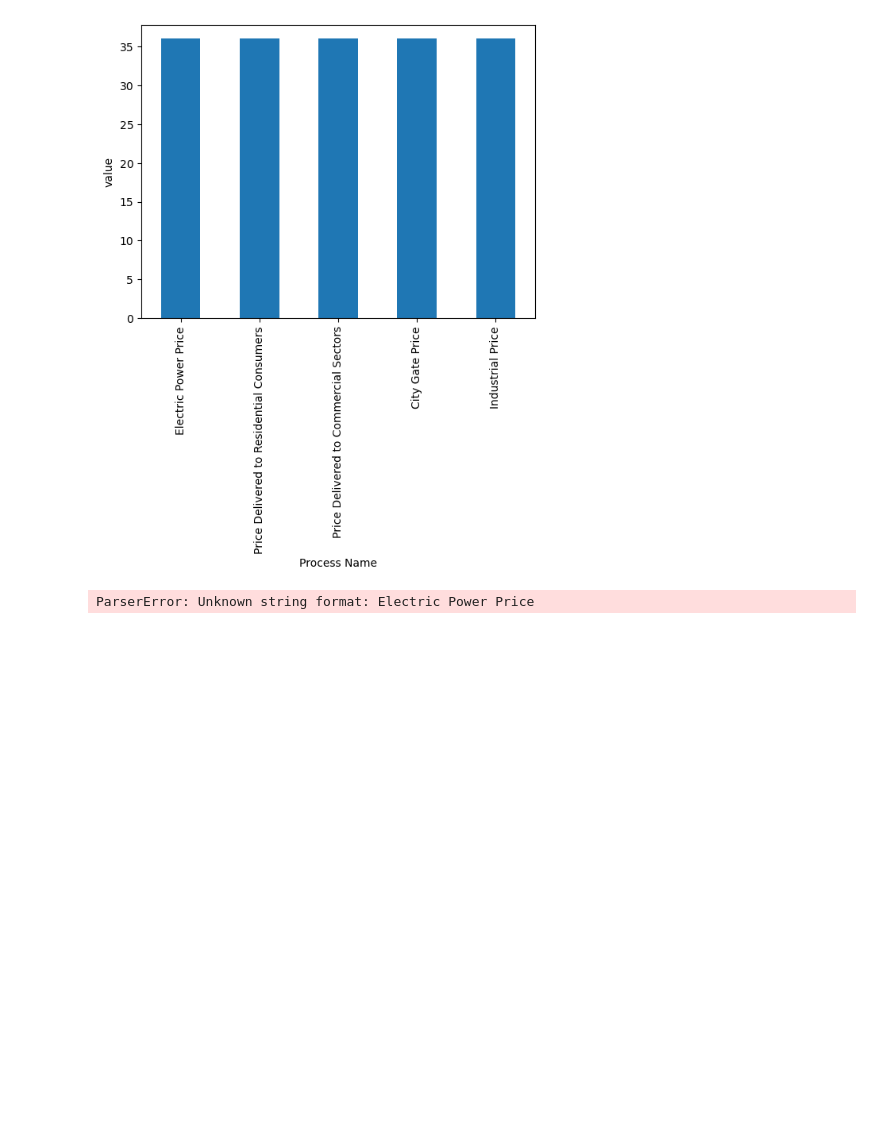
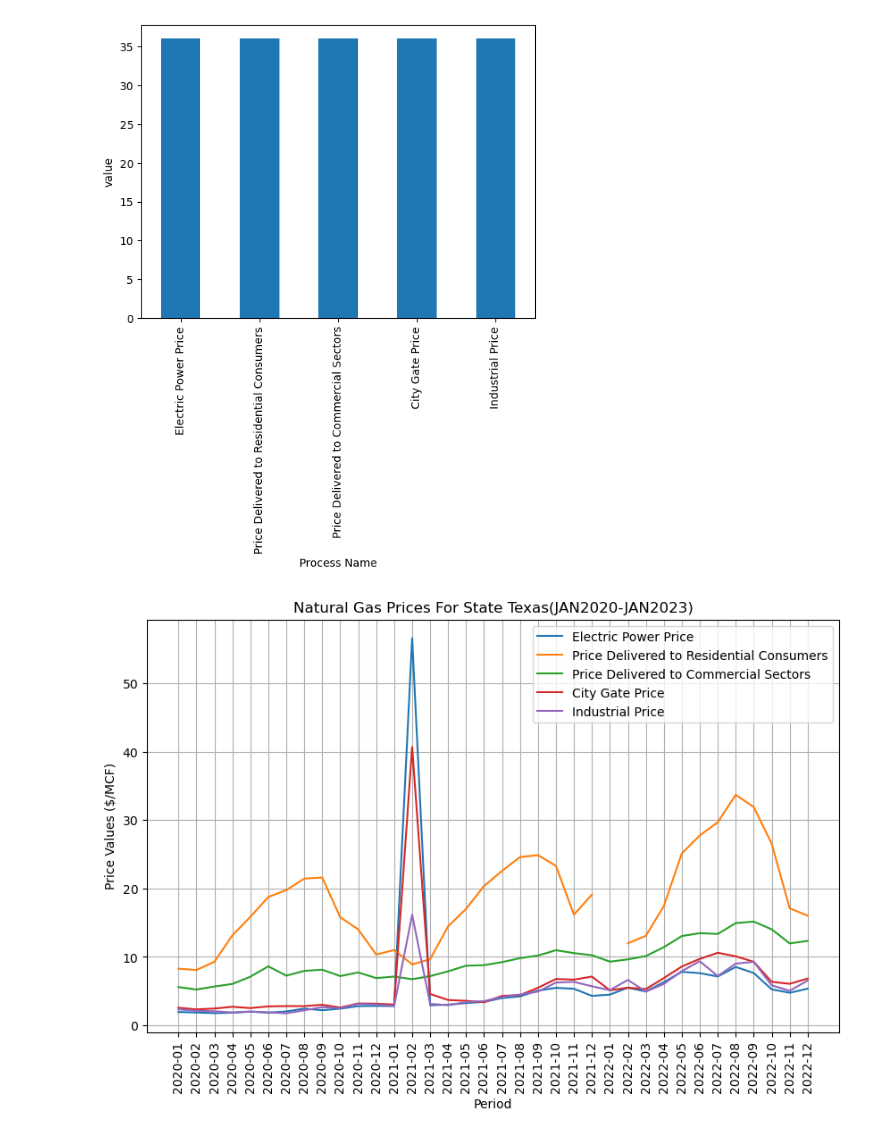
Before and after one commit to robert-z-lehr/Visualizing-The-Great-Freeze-Texas-Energy-Prices, a Jupyter notebook: data_sample.ipynb, the cells around one changed output. Saved outputs shown, nothing was run; the diff lists cells and outputs as text; code cells hidden in the pictures; blank space fills up the shorter version.

Commit message:
visualization for NaturalGas Prices

```diff
--- a/data_sample.ipynb
+++ b/data_sample.ipynb
@@ -250,17 +250,33 @@ plt.ylabel("value")
 plt.show()
 # %% [output]
 [figure]
-# %%
-ng_process_plot = ng_prices_cleaned_df['process-name'].value_counts()
-
-ng_process_plot.index = pd.to_datetime(ng_process_plot.index)
-#ng_process_plot['period']=pd.to_datetime(ng_process_plot['period'])
-
-ng_process_plot.sort_index('period', inplace=True)
-# ng_prices_cleaned_df['period'], ng_prices_cleaned_df['value']
-ng_process_plot.plot(kind='bar')
-plt.xlabel("year")
-plt.ylabel("value")
-plt.show()
-# %% [output]
-ParserError: Unknown string format: Electric Power Price
+# %%
+prices_df = ng_prices_cleaned_df
+PEU_price = prices_df[prices_df['process'] == 'PEU']
+PRS_price = prices_df[prices_df['process'] == 'PRS']
+PCS_price = prices_df[prices_df['process'] == 'PCS']
+PG1_price = prices_df[prices_df['process'] == 'PG1']
+PIN_price = prices_df[prices_df['process'] == 'PIN']
+
+PEU_price = PEU_price.sort_values('period')
+PRS_price = PRS_price.sort_values('period')
+PCS_price = PCS_price.sort_values('period')
+PG1_price = PG1_price.sort_values('period')
+PIN_price = PIN_price.sort_values('period')
+
+plt.figure(figsize=(10, 6))
+plt.plot(PEU_price['period'], PEU_price['value'], label='Electric Power Price')
+plt.plot(PRS_price['period'], PRS_price['value'], label='Price Delivered to Residential Consumers')
+plt.plot(PCS_price['period'], PCS_price['value'], label='Price Delivered to Commercial Sectors')
+plt.plot(PG1_price['period'], PG1_price['value'], label='City Gate Price')
+plt.plot(PIN_price['period'], PIN_price['value'], label='Industrial Price')
+
+plt.xlabel('Period')
+plt.ylabel('Price Values ($/MCF)')
+plt.title('Natural Gas Prices For State Texas(JAN2020-JAN2023)')
+plt.legend()
+plt.xticks(rotation=90)
+plt.grid(True)
+plt.show()
+# %% [output]
+[figure, added]
```
Also changed, not shown: 2 other files.
